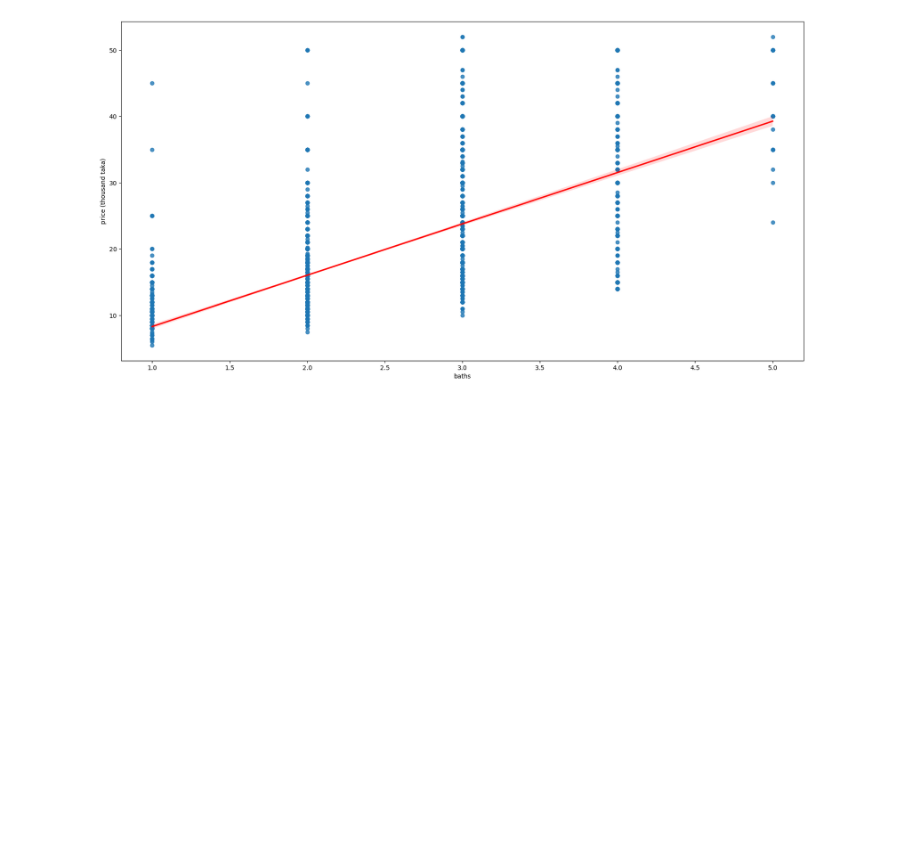
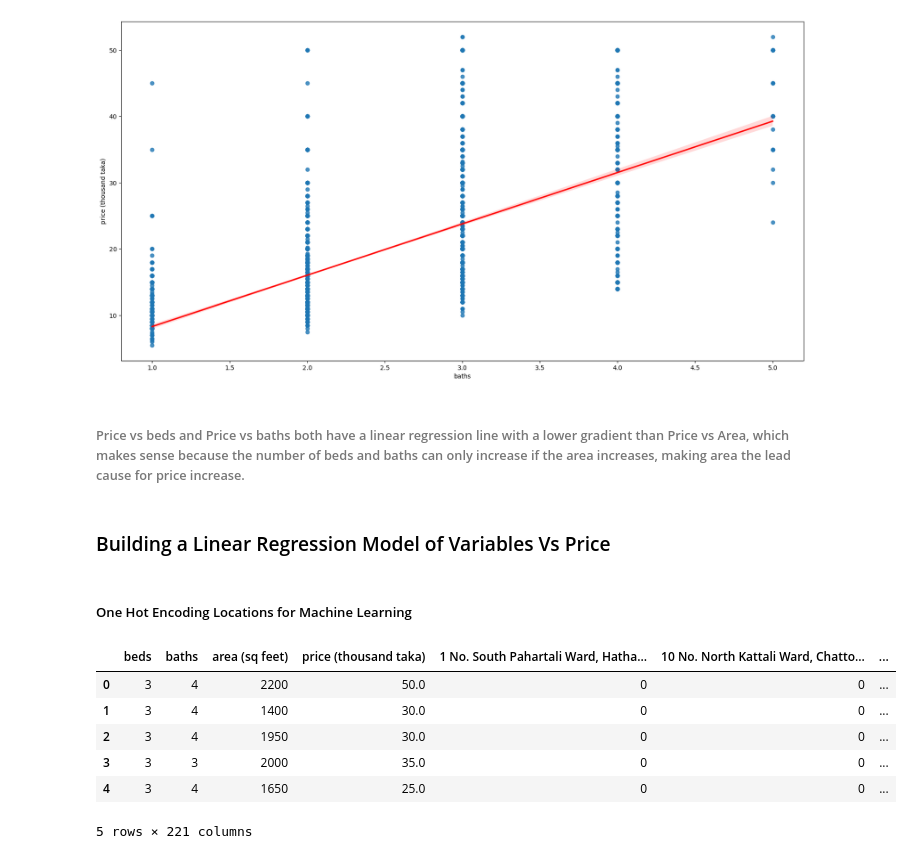
Before and after one commit to EirfatChoudhury/Bangladesh-House-Prices, a Jupyter notebook: bangladesh.ipynb, the cells around one changed output. Saved outputs shown, nothing was run; the diff lists cells and outputs as text; code cells hidden in the pictures; blank space fills up the shorter version.

```diff
--- a/bangladesh.ipynb
+++ b/bangladesh.ipynb
@@ -327,3 +333,23 @@ priceVsBeds = sns.regplot(x="beds", y="price (thousand taka)", data=df6, line_kw
 priceVsBaths = sns.regplot(x="baths", y="price (thousand taka)", data=df6, line_kws={"color": "red"})
 # %% [output]
 [figure]
+# %% [markdown]
+###### Price vs beds and Price vs baths both have a linear regression line with a lower gradient than Price vs Area, which makes sense because the number of beds and baths can only increase if the area increases, making area the lead cause for price increase.
+# %% [markdown]
+### Building a Linear Regression Model of Variables Vs Price
+# %% [markdown]
+##### One Hot Encoding Locations for Machine Learning
+# %%
+# Creating and concatenating dummy variables made from the 'town and city' column to the dataframe
+dummies = pd.get_dummies(df6["town and city"])
+df7 = pd.concat([df6, dummies], axis="columns")
+df7 = df7.drop(["town and city", "aziz Moholla, Mohammadpur, Dhaka", "price (taka) per sq feet"], axis="columns") # "Price (taka) per sq feet" is dropped because it has no correlation with price, which will result in an inaccurate model
+df7.head()
+# %% [output]
+|  | beds | baths | area (sq feet) | price (thousand taka) | 1 No. South Pahartali Ward, Hatha... | 10 No. North Kattali Ward, Chatto... | ... |
+| 0 | 3 | 4 | 2200 | 50.0 | 0 | 0 | ... |
+| 1 | 3 | 4 | 1400 | 30.0 | 0 | 0 | ... |
+| 2 | 3 | 4 | 1950 | 30.0 | 0 | 0 | ... |
+| 3 | 3 | 3 | 2000 | 35.0 | 0 | 0 | ... |
+| 4 | 3 | 4 | 1650 | 25.0 | 0 | 0 | ... |
+5 rows × 221 columns
```
Also changed, not shown: parts of 17 cells of this notebook.
